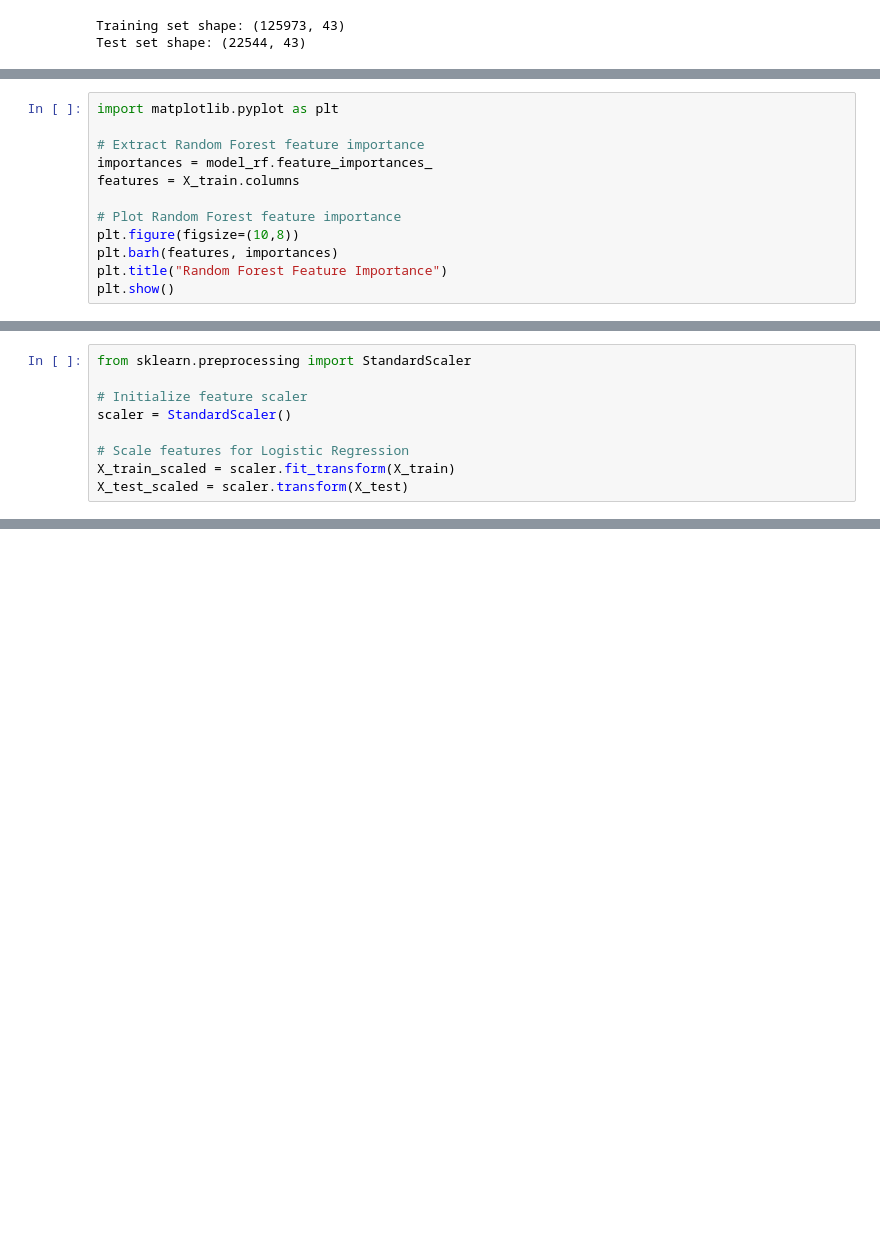
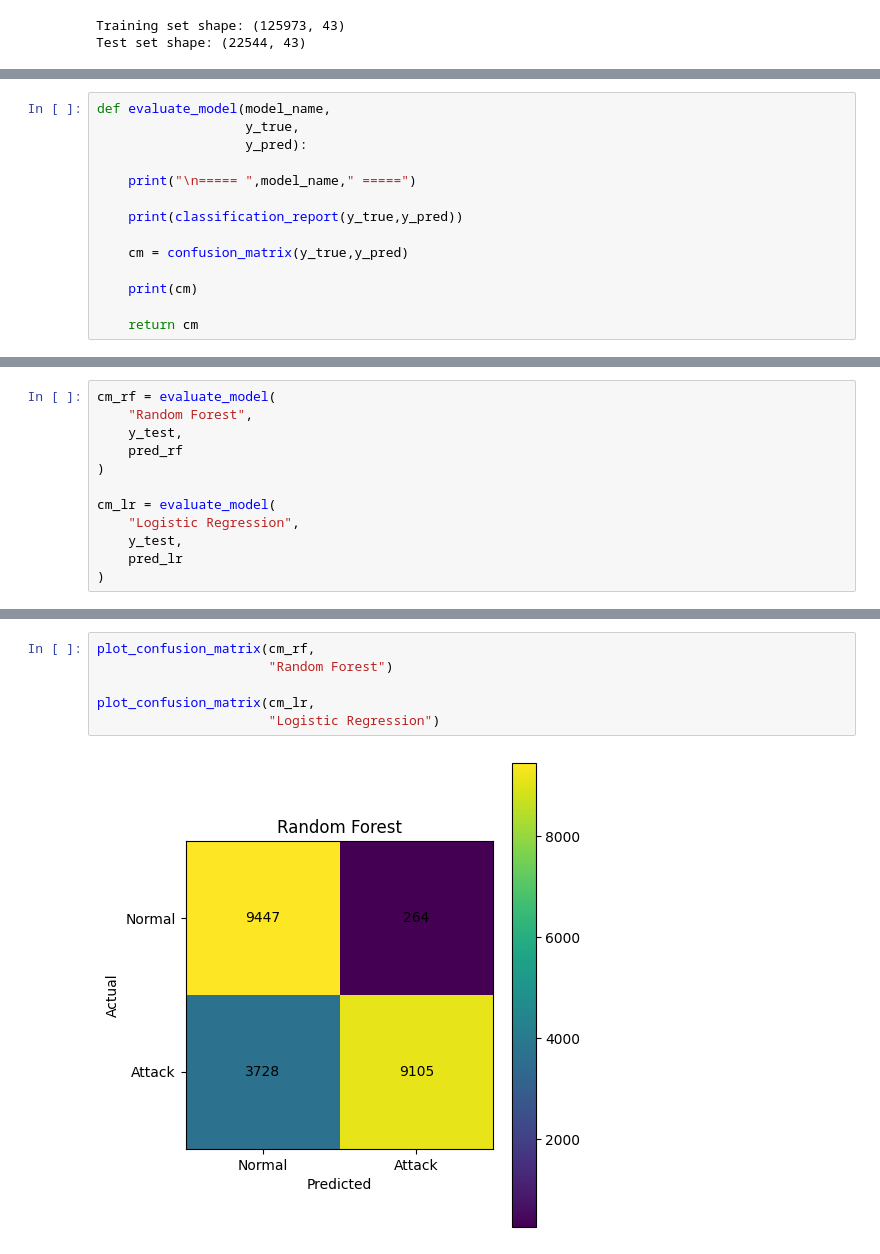
Before and after one commit to tamaghnakundu/network-intrusion-detection, a Jupyter notebook: ids.ipynb, the cells around one changed output, grey strips where cells are left out. Saved outputs shown, nothing was run; the diff lists cells and outputs as text; blank space fills up the shorter version.

```diff
--- a/ids.ipynb
+++ b/ids.ipynb
@@ -122,12 +117,14 @@ Confusion Matrix:
 # %%
-import matplotlib.pyplot as plt
+def evaluate_model(model_name,
+                   y_true,
+                   y_pred):
 
-# Extract Random Forest feature importance
-importances = model_rf.feature_importances_
-features = X_train.columns
+    print("\n===== ",model_name," =====")
 
-# Plot Random Forest feature importance
-plt.figure(figsize=(10,8))
-plt.barh(features, importances)
-plt.title("Random Forest Feature Importance")
-plt.show()
+    print(classification_report(y_true,y_pred))
+
+    cm = confusion_matrix(y_true,y_pred)
+
+    print(cm)
+
+    return cm
@@ -136,9 +131,12 @@ plt.show()
 # %%
-from sklearn.preprocessing import StandardScaler
+cm_rf = evaluate_model(
+    "Random Forest",
+    y_test,
+    pred_rf
+)
 
-# Initialize feature scaler
-scaler = StandardScaler()
-
-# Scale features for Logistic Regression
-X_train_scaled = scaler.fit_transform(X_train)
-X_test_scaled = scaler.transform(X_test)
+cm_lr = evaluate_model(
+    "Logistic Regression",
+    y_test,
+    pred_lr
+)
@@ -201,0 +222,8 @@ Confusion Matrix:
+# %%
+plot_confusion_matrix(cm_rf,
+                      "Random Forest")
+
+plot_confusion_matrix(cm_lr,
+                      "Logistic Regression")
+# %% [output]
+[figure, added]
```
Also changed, not shown: parts of 10 cells of this notebook.
